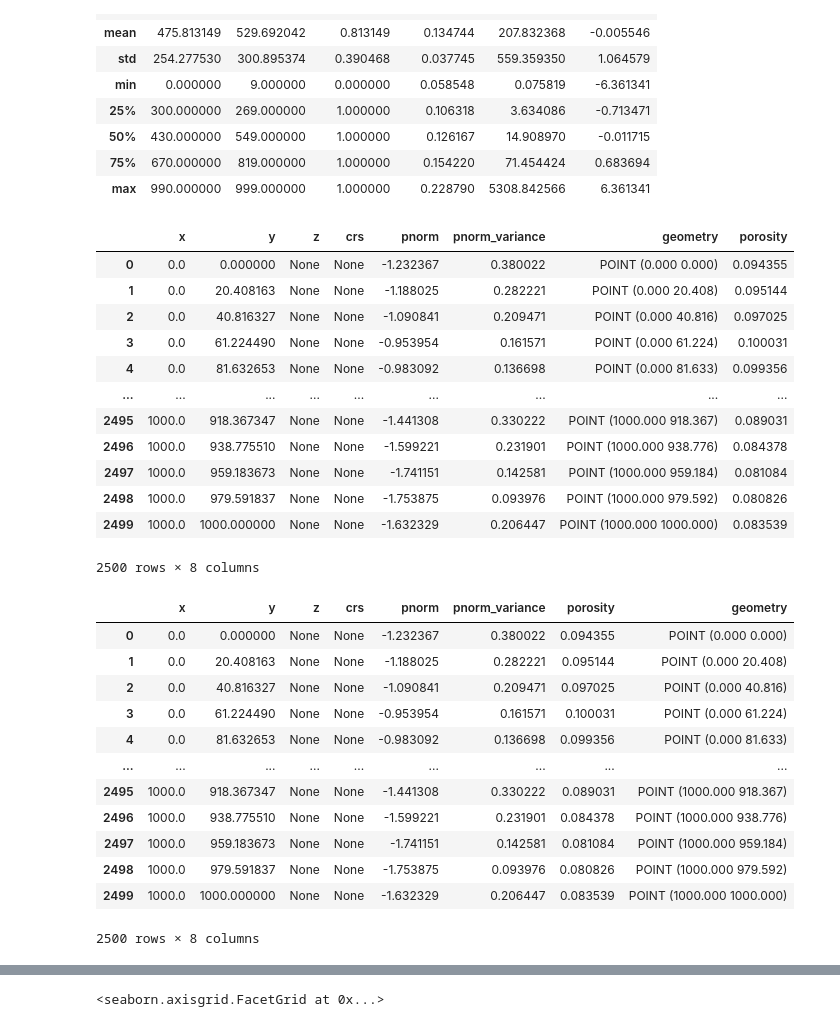
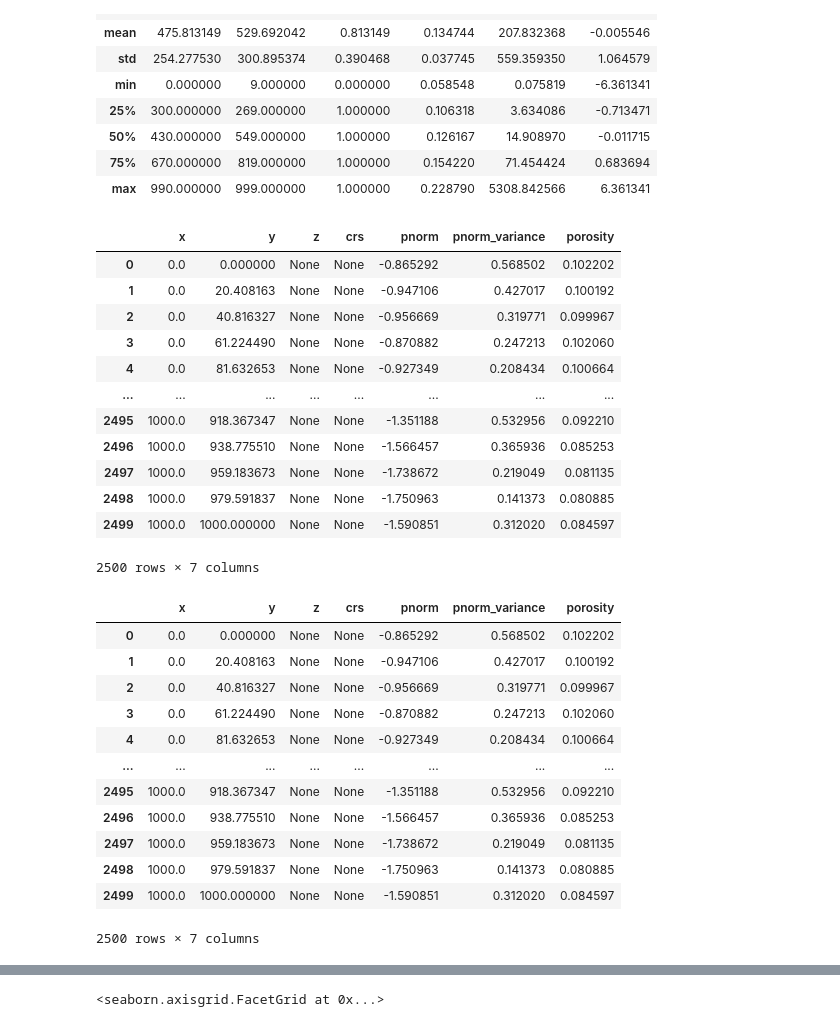
Before and after one commit to scuervo91/volumetricspy, a Jupyter notebook: docs/examples/3-Points/krigging.ipynb, the cells around one changed output, grey strips where cells are left out. Cells and saved outputs as stored; diff of their text form; code cells hidden in the pictures.

```diff
--- a/docs/examples/3-Points/krigging.ipynb
+++ b/docs/examples/3-Points/krigging.ipynb
@@ -143,47 +165,53 @@ dcp2.df().describe()
 # %%
 xn = np.linspace(0,1000,50)
 yn = np.linspace(0,1000,50)
 
 xx, yy = np.meshgrid(xn, yn)
 
 dfun = pd.DataFrame({"x":xx.flatten(order='F'),"y":yy.flatten(order='F')})
 cp2 = CloudPoints().from_df(dfun, x='x',y='y')
-wm = s.ordinary_kriging(dcp2,cp2,v='pnorm')
+ok = OrdinaryKrigging(
+    variogram_model = s,
+    known_cp = dcp2,
+    unknown_cp = cp2,
+)
 
-df_un = wm.df()
+wm2 = ok.forward('pnorm')
+
+df_un = wm2.df()
 df_un['porosity'] = sc.inverse(df_un['pnorm'])
 df_un
 # %% [output]
-|  | x | y | z | crs | pnorm | pnorm_variance | geometry | porosity |
-| 0 | 0.0 | 0.000000 | None | None | -1.232367 | 0.380022 | POINT (0.000 0.000) | 0.094355 |
-| 1 | 0.0 | 20.408163 | None | None | -1.188025 | 0.282221 | POINT (0.000 20.408) | 0.095144 |
-| 2 | 0.0 | 40.816327 | None | None | -1.090841 | 0.209471 | POINT (0.000 40.816) | 0.097025 |
-| 3 | 0.0 | 61.224490 | None | None | -0.953954 | 0.161571 | POINT (0.000 61.224) | 0.100031 |
-| 4 | 0.0 | 81.632653 | None | None | -0.983092 | 0.136698 | POINT (0.000 81.633) | 0.099356 |
-| ... | ... | ... | ... | ... | ... | ... | ... | ... |
-| 2495 | 1000.0 | 918.367347 | None | None | -1.441308 | 0.330222 | POINT (1000.000 918.367) | 0.089031 |
-| 2496 | 1000.0 | 938.775510 | None | None | -1.599221 | 0.231901 | POINT (1000.000 938.776) | 0.084378 |
-| 2497 | 1000.0 | 959.183673 | None | None | -1.741151 | 0.142581 | POINT (1000.000 959.184) | 0.081084 |
-| 2498 | 1000.0 | 979.591837 | None | None | -1.753875 | 0.093976 | POINT (1000.000 979.592) | 0.080826 |
-| 2499 | 1000.0 | 1000.000000 | None | None | -1.632329 | 0.206447 | POINT (1000.000 1000.000) | 0.083539 |
+|  | x | y | z | crs | pnorm | pnorm_variance | porosity |
+| 0 | 0.0 | 0.000000 | None | None | -0.865292 | 0.568502 | 0.102202 |
+| 1 | 0.0 | 20.408163 | None | None | -0.947106 | 0.427017 | 0.100192 |
+| 2 | 0.0 | 40.816327 | None | None | -0.956669 | 0.319771 | 0.099967 |
+| 3 | 0.0 | 61.224490 | None | None | -0.870882 | 0.247213 | 0.102060 |
+| 4 | 0.0 | 81.632653 | None | None | -0.927349 | 0.208434 | 0.100664 |
+| ... | ... | ... | ... | ... | ... | ... | ... |
+| 2495 | 1000.0 | 918.367347 | None | None | -1.351188 | 0.532956 | 0.092210 |
+| 2496 | 1000.0 | 938.775510 | None | None | -1.566457 | 0.365936 | 0.085253 |
+| 2497 | 1000.0 | 959.183673 | None | None | -1.738672 | 0.219049 | 0.081135 |
+| 2498 | 1000.0 | 979.591837 | None | None | -1.750963 | 0.141373 | 0.080885 |
+| 2499 | 1000.0 | 1000.000000 | None | None | -1.590851 | 0.312020 | 0.084597 |
-2500 rows × 8 columns
+2500 rows × 7 columns
 # %%
-wm.add_fields_from_df(df_un, ['porosity'])
+wm2.add_fields_from_df(df_un, ['porosity'])
 
-wm.df()
+wm2.df()
 # %% [output]
-|  | x | y | z | crs | pnorm | pnorm_variance | porosity | geometry |
-| 0 | 0.0 | 0.000000 | None | None | -1.232367 | 0.380022 | 0.094355 | POINT (0.000 0.000) |
-| 1 | 0.0 | 20.408163 | None | None | -1.188025 | 0.282221 | 0.095144 | POINT (0.000 20.408) |
-| 2 | 0.0 | 40.816327 | None | None | -1.090841 | 0.209471 | 0.097025 | POINT (0.000 40.816) |
-| 3 | 0.0 | 61.224490 | None | None | -0.953954 | 0.161571 | 0.100031 | POINT (0.000 61.224) |
-| 4 | 0.0 | 81.632653 | None | None | -0.983092 | 0.136698 | 0.099356 | POINT (0.000 81.633) |
-| ... | ... | ... | ... | ... | ... | ... | ... | ... |
-| 2495 | 1000.0 | 918.367347 | None | None | -1.441308 | 0.330222 | 0.089031 | POINT (1000.000 918.367) |
-| 2496 | 1000.0 | 938.775510 | None | None | -1.599221 | 0.231901 | 0.084378 | POINT (1000.000 938.776) |
-| 2497 | 1000.0 | 959.183673 | None | None | -1.741151 | 0.142581 | 0.081084 | POINT (1000.000 959.184) |
-| 2498 | 1000.0 | 979.591837 | None | None | -1.753875 | 0.093976 | 0.080826 | POINT (1000.000 979.592) |
-| 2499 | 1000.0 | 1000.000000 | None | None | -1.632329 | 0.206447 | 0.083539 | POINT (1000.000 1000.000) |
+|  | x | y | z | crs | pnorm | pnorm_variance | porosity |
+| 0 | 0.0 | 0.000000 | None | None | -0.865292 | 0.568502 | 0.102202 |
+| 1 | 0.0 | 20.408163 | None | None | -0.947106 | 0.427017 | 0.100192 |
+| 2 | 0.0 | 40.816327 | None | None | -0.956669 | 0.319771 | 0.099967 |
+| 3 | 0.0 | 61.224490 | None | None | -0.870882 | 0.247213 | 0.102060 |
+| 4 | 0.0 | 81.632653 | None | None | -0.927349 | 0.208434 | 0.100664 |
+| ... | ... | ... | ... | ... | ... | ... | ... |
+| 2495 | 1000.0 | 918.367347 | None | None | -1.351188 | 0.532956 | 0.092210 |
+| 2496 | 1000.0 | 938.775510 | None | None | -1.566457 | 0.365936 | 0.085253 |
+| 2497 | 1000.0 | 959.183673 | None | None | -1.738672 | 0.219049 | 0.081135 |
+| 2498 | 1000.0 | 979.591837 | None | None | -1.750963 | 0.141373 | 0.080885 |
+| 2499 | 1000.0 | 1000.000000 | None | None | -1.590851 | 0.312020 | 0.084597 |
-2500 rows × 8 columns
+2500 rows × 7 columns
 # %%
 fig, ax = plt.subplots(1,2,figsize=(20,10))
```
Also changed, not shown: parts of 14 cells of this notebook, 4 other files.
